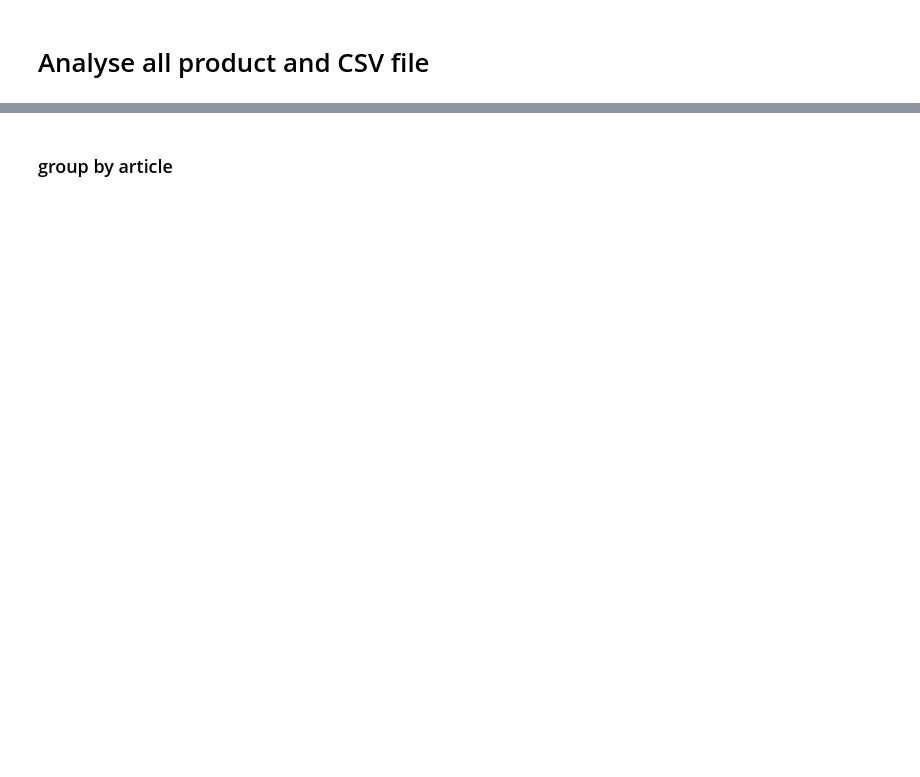
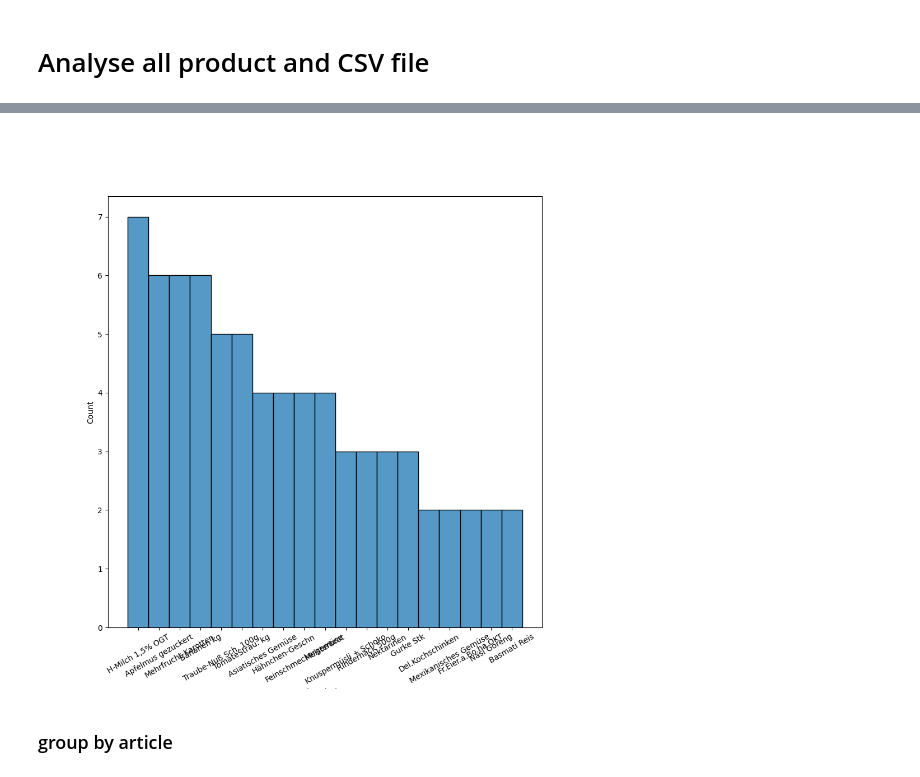
Before and after one commit to baptdev/receipt-ocr, a Jupyter notebook: python-receipt-ocr/notebook-receipt-OCR.ipynb, the cells around one changed output, grey strips where cells are left out. Drawn from its saved outputs; the diff is of its cells as text; code cells hidden in the pictures; blank space fills up the shorter version.

```diff
--- a/python-receipt-ocr/notebook-receipt-OCR.ipynb
+++ b/python-receipt-ocr/notebook-receipt-OCR.ipynb
@@ -326,0 +350,7 @@ df_products.head()
+# %%
+count_table = df_products['description'].value_counts().reset_index()
+count_table.columns = ['Value', 'count']
+
+# Merge the count table with the products
+df_products_count = pd.merge(df_products, count_table, left_on='description', right_on='Value', how='left')
+df_products_count.sort_values(by='count', ascending=False).head(10)
@@ -327,3 +369,12 @@ df_products.head()
+# %%
+fig=plt.figure(figsize=(10,10))
+ax = plt.axes()
+
+plt.xticks(rotation=30)
+# plt.yticks(df_products['description'], rotation=30)
+ax = sns.histplot(data = df_products_count[df_products_count['count']>1].sort_values(by='count', ascending=False), x = 'description')
+# %% [output]
+[figure, added]
 # %% [markdown]
 ### group by article
 # %%
```
Also changed, not shown: parts of 8 cells of this notebook, 29 other files.
